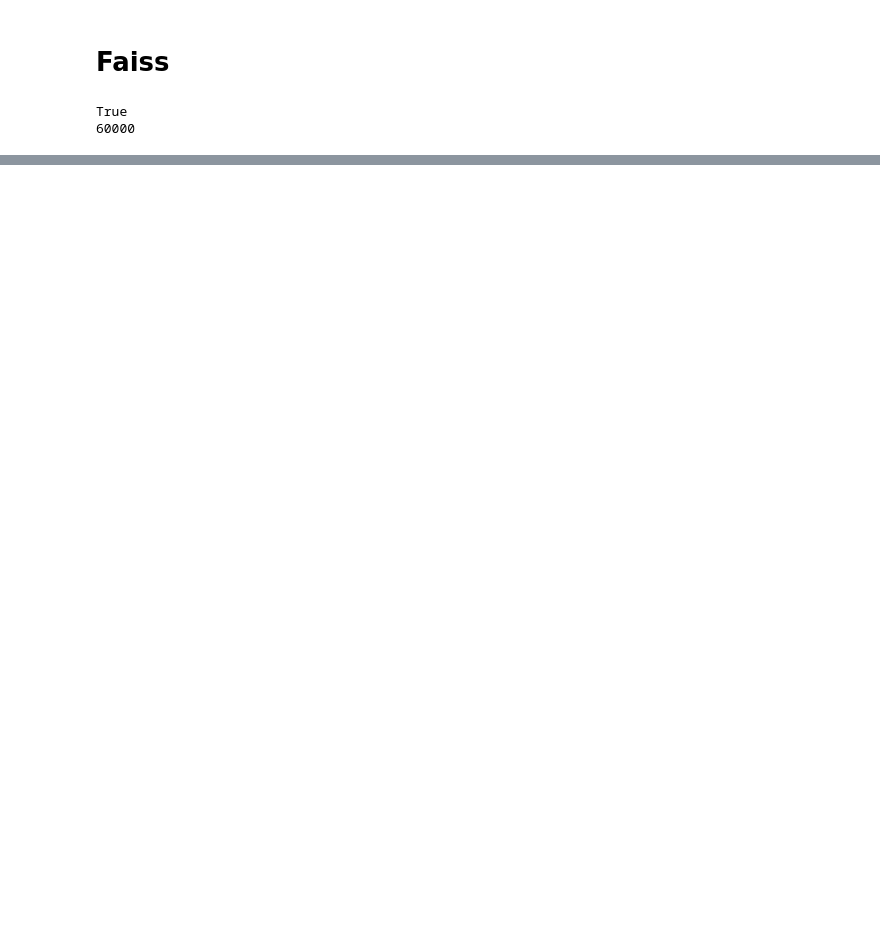
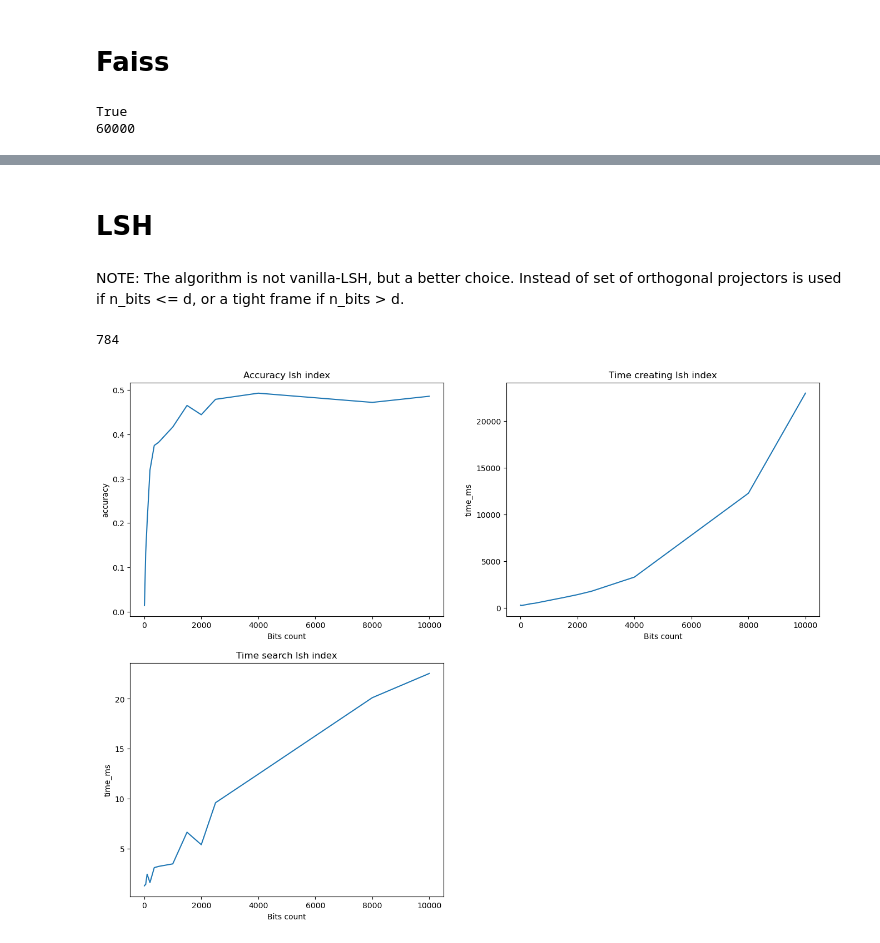
Before and after one commit to levs2001/vector-indexes, a Jupyter notebook: faiss_compare.ipynb, the cells around one changed output, grey strips where cells are left out. Cells and saved outputs as stored; diff of their text form; code cells hidden in the pictures; blank space fills up the shorter version.

```diff
--- a/faiss_compare.ipynb
+++ b/faiss_compare.ipynb
@@ -194,0 +225,13 @@ plt.show()
+# %%
+# M - number of connections each vertex will have
+# ef_search - depth of layers explored during search
+# ef_construction = 64 - depth of layers explored during index construction
+def create_hnsw_index(vectors, M=64, ef_search=32, ef_construction=64):
+    # initialize index (d == 128)
+    index = faiss.IndexHNSWFlat(d, M)
+    # set efConstruction and efSearch parameters
+    index.hnsw.efConstruction = ef_construction
+    index.hnsw.efSearch = ef_search
+    # add data to index
+    index.add(vectors)
+    return index
@@ -194,0 +310,53 @@ plt.show()
+# %% [markdown]
+# LSH
+# %%
+def create_lsh_index(num_bits, d, vectors):
+    index_lsh = faiss.IndexLSH(d, num_bits)
+    index_lsh.train(vectors)
+    index_lsh.add(vectors)
+    return index_lsh
+# %% [markdown]
+NOTE: The algorithm is not vanilla-LSH, but a better choice. Instead of set of orthogonal projectors is used if n_bits <= d, or a tight frame if n_bits > d.
+# %%
+d
+# %% [output]
+784
+# %%
+n_bits_arr = [5, 10, 50, 100, 200, 350, 500, 1000, 1500, 2000, 2500, 4000, 8000, 10000]
+accuracy_arr = []
+time_create_index_ms = []
+time_search_ms = []
+for n_bits in n_bits_arr:
+    start = time.perf_counter_ns()
+    lsh = create_lsh_index(n_bits, d, vectors)
+    time_create_index_ms.append((time.perf_counter_ns() - start) / 1e6)
+
+    start = time.perf_counter_ns()
+    D, I = lsh.search(vectors.iloc[indexes_to_find], k)
+    time_search_ms.append((time.perf_counter_ns() - start) / 1e6)
+
+    accur = compare_with_ideal(I_ideal, I, indexes_to_find, k)
+    accuracy_arr.append(accur)
+
+plt.figure(figsize=(16, 12))
+plt.subplot(2, 2, 1)
+plt.plot(n_bits_arr, accuracy_arr)
+plt.xlabel('Bits count')
+plt.ylabel('accuracy')
+plt.title('Accuracy lsh index')
+
+plt.subplot(2, 2, 2)
+plt.plot(n_bits_arr, time_create_index_ms)
+plt.xlabel('Bits count')
+plt.ylabel('time_ms')
+plt.title('Time creating lsh index')
+
+plt.subplot(2, 2, 3)
+plt.plot(n_bits_arr, time_search_ms)
+plt.xlabel('Bits count')
+plt.ylabel('time_ms')
+plt.title('Time search lsh index')
+
+plt.show()
+# %% [output]
+[figure, added]
```
Also changed, not shown: parts of 20 cells of this notebook.
